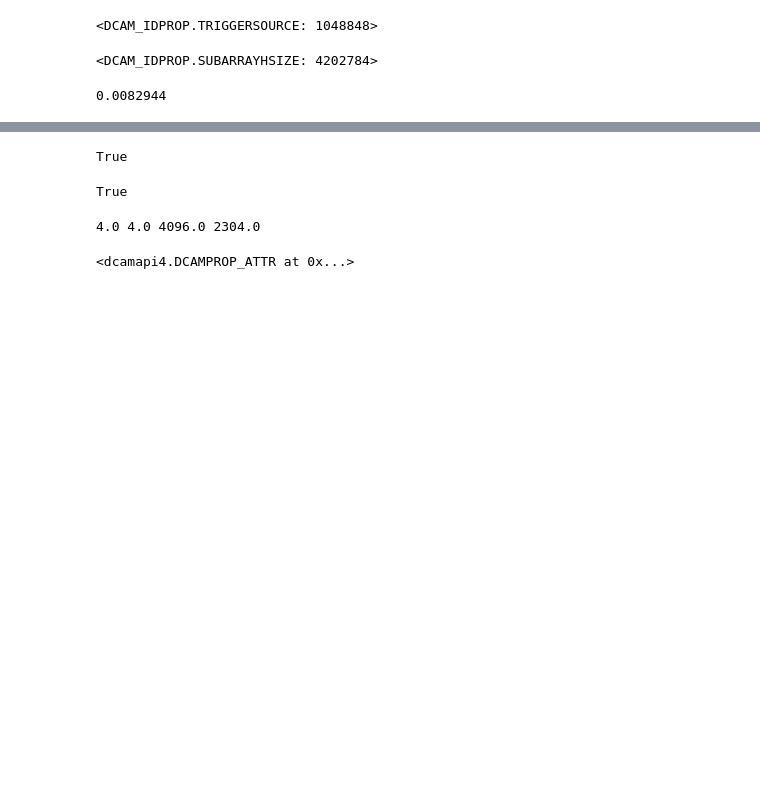
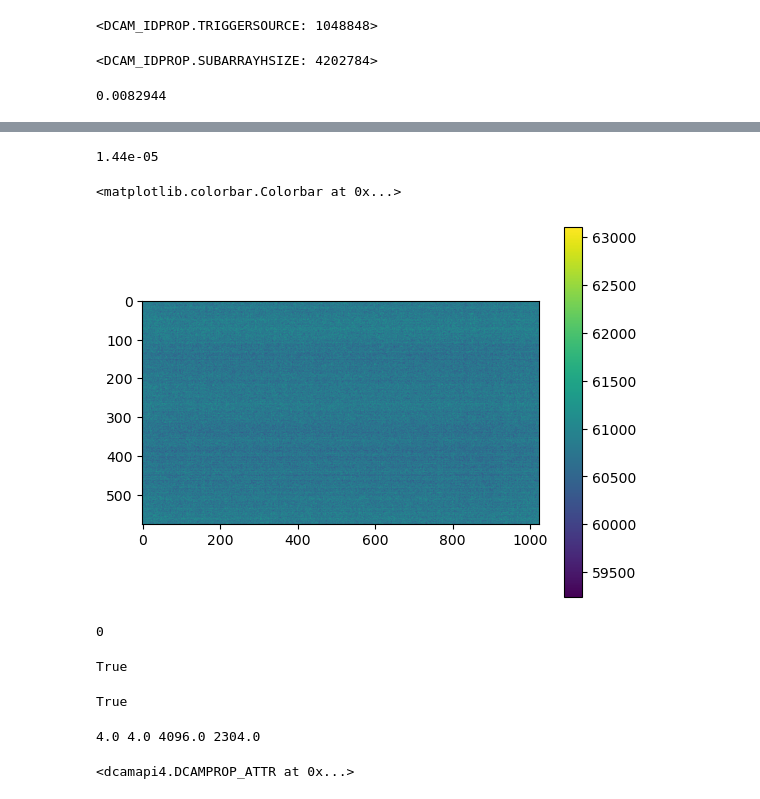
Before and after one commit to dmawet/HCST_lib, a Jupyter notebook: ORCA/ORCA_testing.ipynb, the cells around one changed output, grey strips where cells are left out. Saved outputs shown, nothing was run; the diff lists cells and outputs as text; code cells hidden in the pictures; blank space fills up the shorter version.

```diff
--- a/ORCA/ORCA_testing.ipynb
+++ b/ORCA/ORCA_testing.ipynb
@@ -127,3 +254,31 @@ dcam.prop_setgetvalue(DCAM_IDPROP.SUBARRAYMODE, DCAMPROP.MODE.OFF)
+# %%
+print(dcam.prop_setgetvalue(DCAM_IDPROP.EXPOSURETIME, 0.00001))
+
+dcam_show_single_captured_image(dcam)
+plt.colorbar()
+# %% [output]
+1.44e-05
+<matplotlib.colorbar.Colorbar at 0x...>
+[figure, added]
+# %%
+triggersource = dcam.prop_getvalue(DCAM_IDPROP.TRIGGERSOURCE)
+trigger_mode = dcam.prop_getvalue(DCAM_IDPROP.TRIGGER_MODE)
+
+firetrigger_cycle = 0
+framecount_till_firetrigger = 0
+if triggersource == DCAMPROP.TRIGGERSOURCE.SOFTWARE:
+    if trigger_mode == DCAMPROP.TRIGGER_MODE.START:
+        # Software Start requires only one firetrigger at beginning
+        firetrigger_cycle = 0
+    elif trigger_mode == DCAMPROP.TRIGGER_MODE.PIV:
+        # PIV require firetrigger for 2 frames
+        firetrigger_cycle = 2
+    else:
+        # standard software trigger requires one firetrigger for one frame
+        firetrigger_cycle = 1
+firetrigger_cycle
+# %% [output]
+0
 # %%
 Dcamapi.uninit()
 # %% [output]
```
Also changed, not shown: parts of 11 cells of this notebook, 16 other files.
